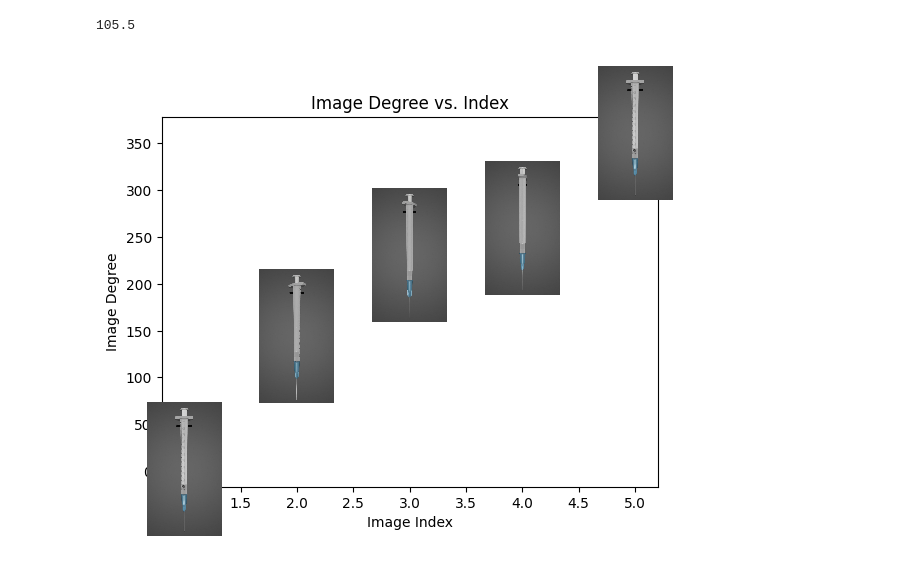
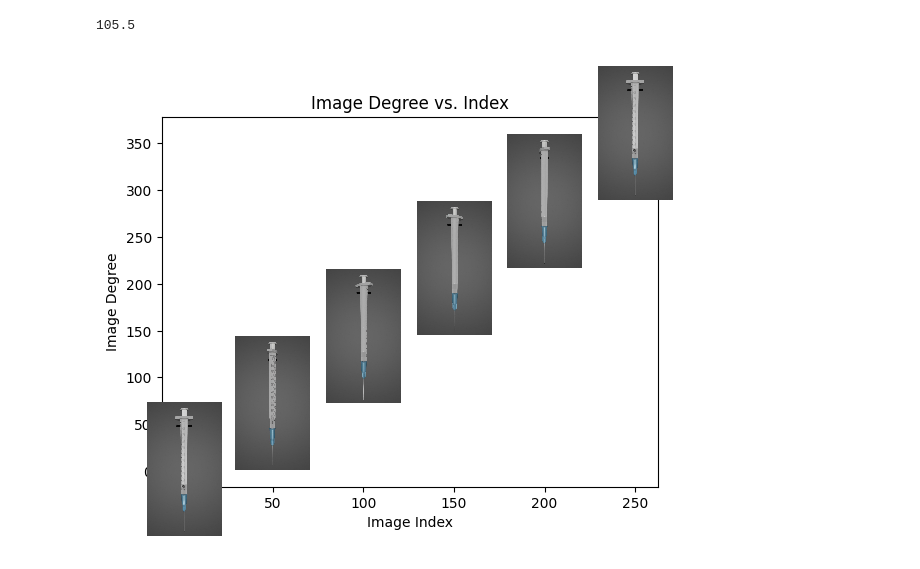
Before and after one commit to mrajaeim/syringe_degree, a Jupyter notebook: dataset_overview.ipynb, the cells around one changed output. Saved outputs shown, nothing was run; the diff lists cells and outputs as text; code cells hidden in the pictures.

Commit message:
[edit] change axis x of Image Degree vs. Index to image number

```diff
--- a/dataset_overview.ipynb
+++ b/dataset_overview.ipynb
@@ -64,36 +64,36 @@ float("105.5")
 # %% [output]
 105.5
 # %%
-images = [1,100, 160,180, 250]
+images = [1,50, 100,150,200, 250]
 image_order = []
 image_degree= []
 files_names = []
 # Loop through the list of images
 for i, number in enumerate(images):
     # Open the image using OpenCV
     file_name = glob(f"./dataset/{number:04d}_v0*")[0]
     deg_sub_index = (file_name.index("deg_"), file_name.index(".jpg"))
     degree = int(float(file_name[deg_sub_index[0]+4:deg_sub_index[1]]) * 100) / 100
     img = cv2.imread(file_name)
     files_names.append(file_name)
-    image_order.append(i+1)
+    image_order.append(number)
     image_degree.append(degree)
 
 for i, path in enumerate(files_names):
     img = plt.imread(path)
     imagebox = OffsetImage(img, zoom=0.05)
     ab = AnnotationBbox(imagebox, (image_order[i], image_degree[i]), frameon=False)
     plt.gca().add_artist(ab)
 
 # Create a scatter plot
 plt.scatter(image_order, image_degree)
 
 # Add labels and title
 plt.xlabel("Image Index")
 plt.ylabel("Image Degree")
 plt.title("Image Degree vs. Index")
 
 # Show the plot
 plt.show()
 # %% [output]
-[figure, old version]
+[figure, new version]
```
Also changed, not shown: parts of 2 cells of this notebook.
